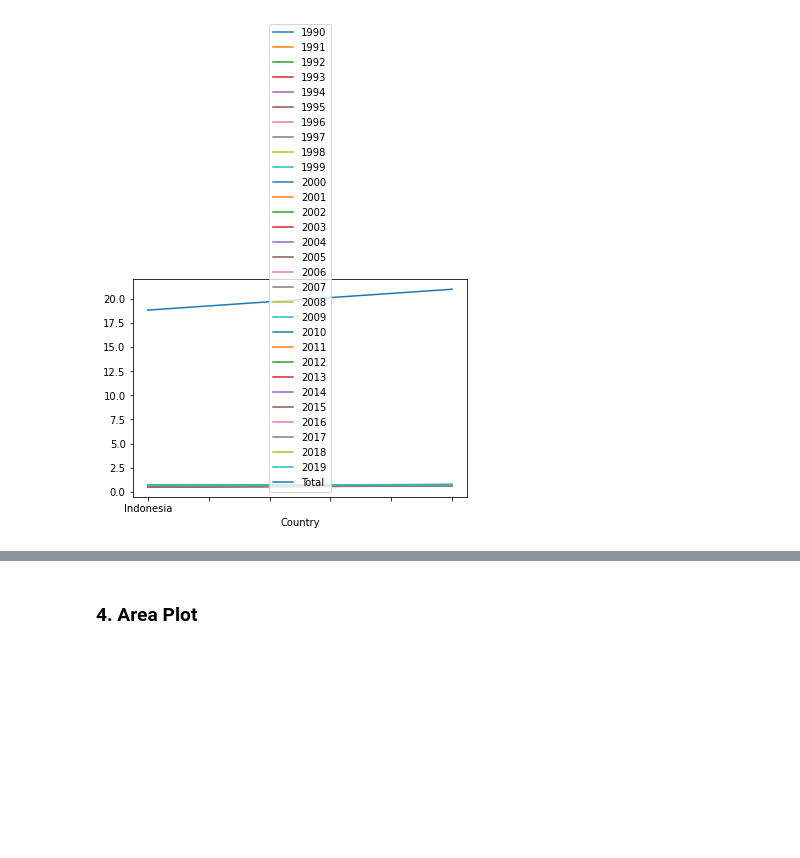
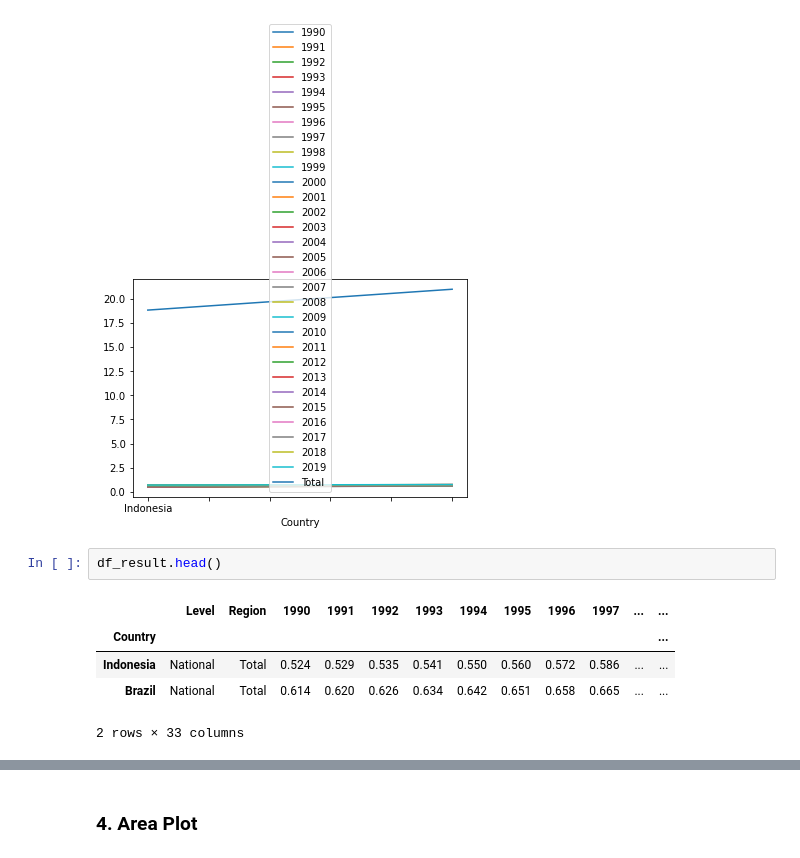
Before and after one commit to AbdulHafidh-AI/ProyekVisdat, a Jupyter notebook: HumanDevelopmentIndex.ipynb, the cells around one changed output, grey strips where cells are left out. Cells and saved outputs as stored; diff of their text form; blank space fills up the shorter version.

```diff
--- a/HumanDevelopmentIndex.ipynb
+++ b/HumanDevelopmentIndex.ipynb
@@ -311,3 +311,11 @@ df_result.plot(kind = 'line')
 # %% [output]
 <AxesSubplot:xlabel='Country'>
 [figure]
+# %%
+df_result.head()
+# %% [output]
+|  | Level | Region | 1990 | 1991 | 1992 | 1993 | 1994 | 1995 | 1996 | 1997 | ... | ... |
+| Country |  |  |  |  |  |  |  |  |  |  |  | ... |
+| Indonesia | National | Total | 0.524 | 0.529 | 0.535 | 0.541 | 0.550 | 0.560 | 0.572 | 0.586 | ... | ... |
+| Brazil | National | Total | 0.614 | 0.620 | 0.626 | 0.634 | 0.642 | 0.651 | 0.658 | 0.665 | ... | ... |
+2 rows × 33 columns
```
Also changed, not shown: parts of 4 cells of this notebook.
